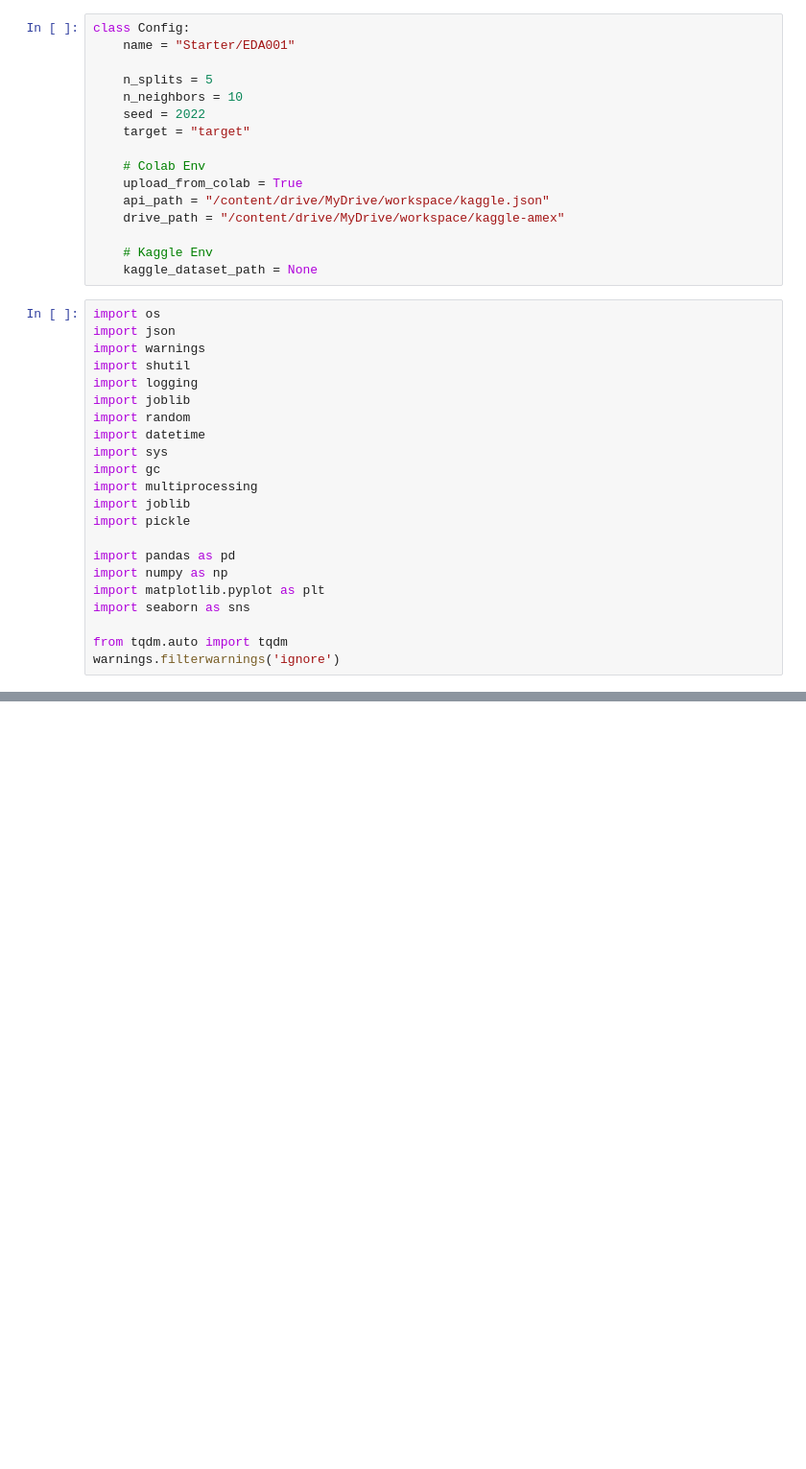
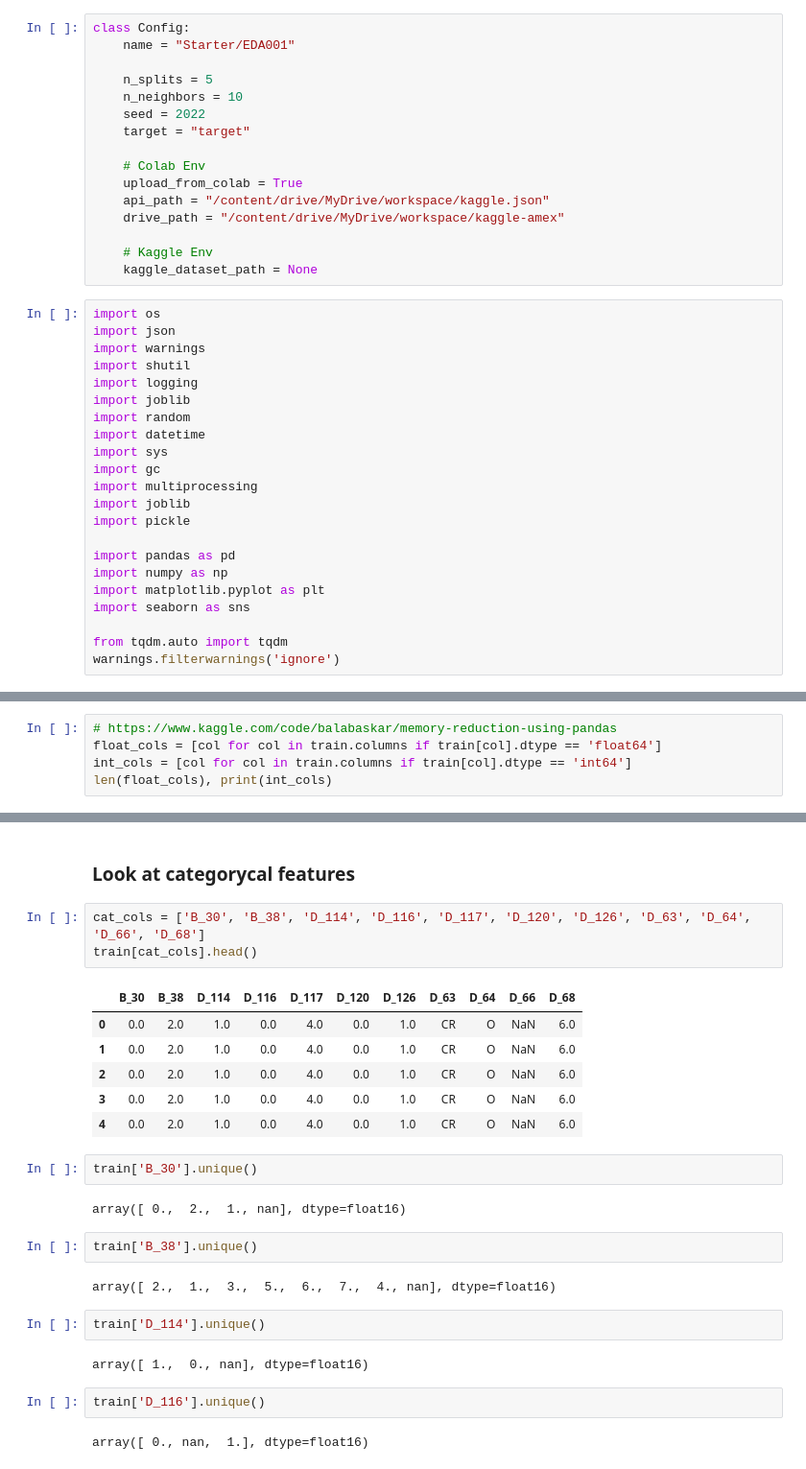
Before and after one commit to meltyyyyy/kaggle-amex, a Jupyter notebook: Notebooks/Starter/EDA001.ipynb, the cells around one changed output, grey strips where cells are left out. Shown: that part at 96% size. Saved outputs shown, nothing was run; the diff lists cells and outputs as text; blank space fills up the shorter version.

```diff
--- a/Notebooks/Starter/EDA001.ipynb
+++ b/Notebooks/Starter/EDA001.ipynb
@@ -100,0 +130,5 @@ else:
+# %%
+# https://www.kaggle.com/code/balabaskar/memory-reduction-using-pandas
+float_cols = [col for col in train.columns if train[col].dtype == 'float64']
+int_cols = [col for col in train.columns if train[col].dtype == 'int64']
+len(float_cols), print(int_cols)
@@ -100,0 +171,28 @@ else:
+# %% [markdown]
+### Look at categorycal features
+# %%
+cat_cols = ['B_30', 'B_38', 'D_114', 'D_116', 'D_117', 'D_120', 'D_126', 'D_63', 'D_64', 'D_66', 'D_68']
+train[cat_cols].head()
+# %% [output]
+|  | B_30 | B_38 | D_114 | D_116 | D_117 | D_120 | D_126 | D_63 | D_64 | D_66 | D_68 |
+| 0 | 0.0 | 2.0 | 1.0 | 0.0 | 4.0 | 0.0 | 1.0 | CR | O | NaN | 6.0 |
+| 1 | 0.0 | 2.0 | 1.0 | 0.0 | 4.0 | 0.0 | 1.0 | CR | O | NaN | 6.0 |
+| 2 | 0.0 | 2.0 | 1.0 | 0.0 | 4.0 | 0.0 | 1.0 | CR | O | NaN | 6.0 |
+| 3 | 0.0 | 2.0 | 1.0 | 0.0 | 4.0 | 0.0 | 1.0 | CR | O | NaN | 6.0 |
+| 4 | 0.0 | 2.0 | 1.0 | 0.0 | 4.0 | 0.0 | 1.0 | CR | O | NaN | 6.0 |
+# %%
+train['B_30'].unique()
+# %% [output]
+array([ 0.,  2.,  1., nan], dtype=float16)
+# %%
+train['B_38'].unique()
+# %% [output]
+array([ 2.,  1.,  3.,  5.,  6.,  7.,  4., nan], dtype=float16)
+# %%
+train['D_114'].unique()
+# %% [output]
+array([ 1.,  0., nan], dtype=float16)
+# %%
+train['D_116'].unique()
+# %% [output]
+array([ 0., nan,  1.], dtype=float16)
```
Also changed, not shown: parts of 45 cells of this notebook.
